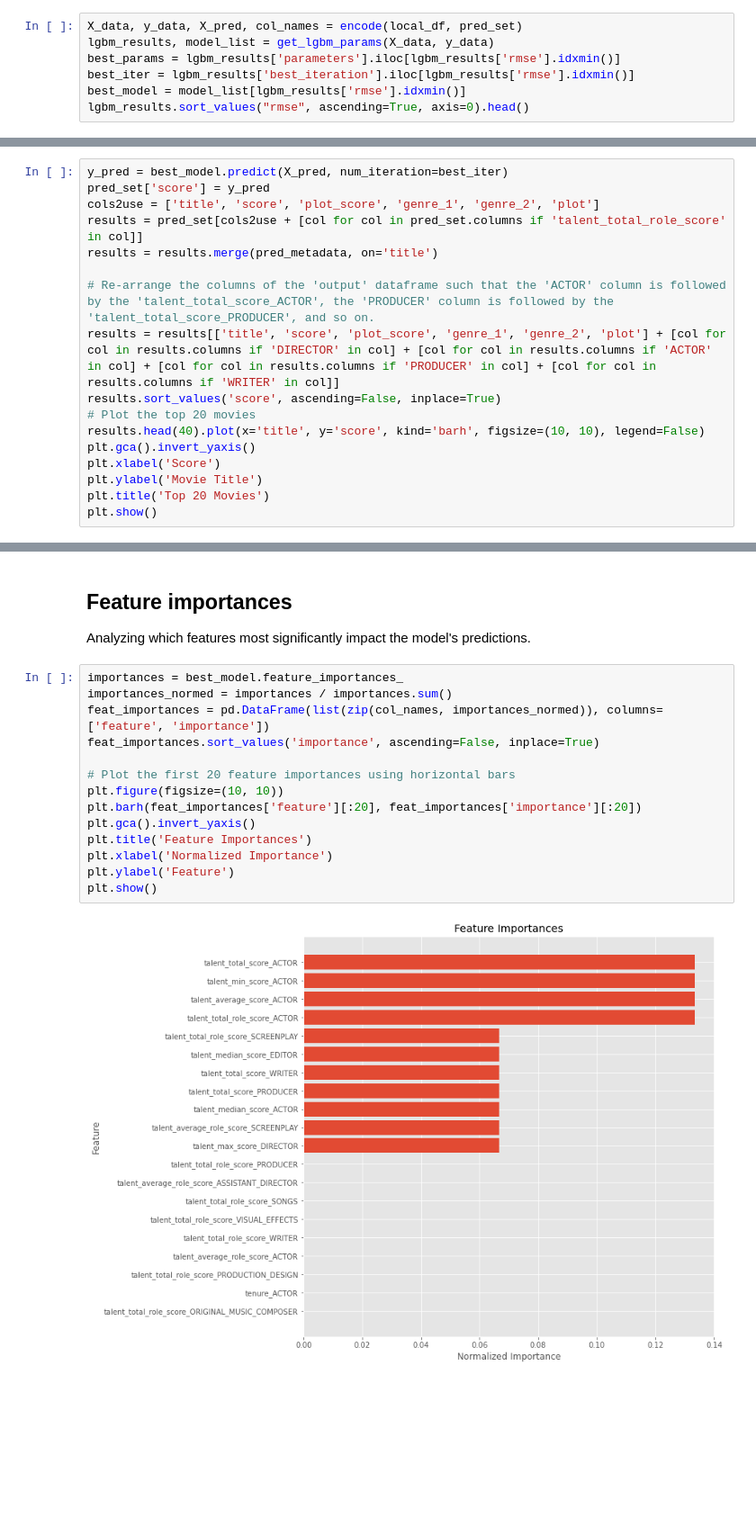
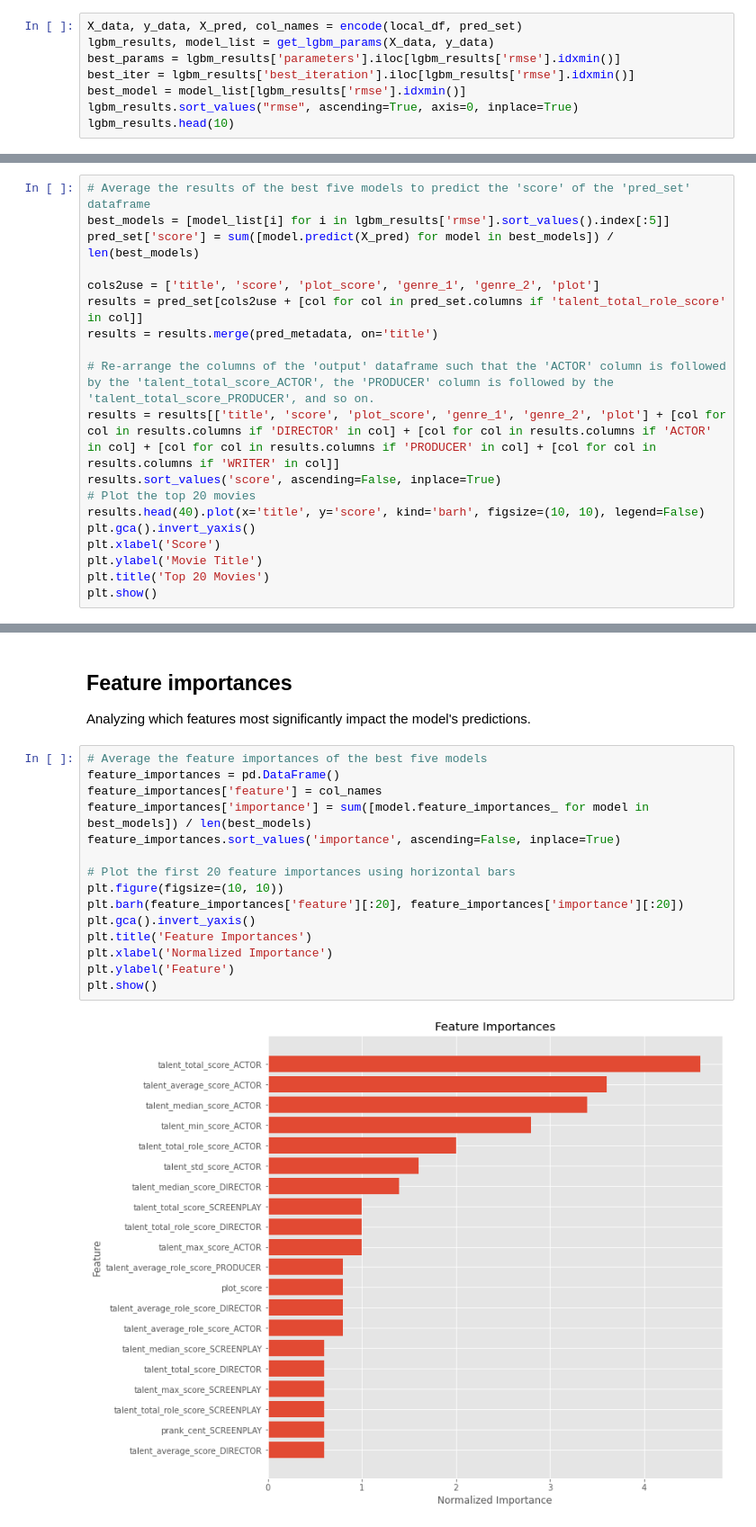
Before and after one commit to AlexCodeGlider/filmStreamingForecast, a Jupyter notebook: model.ipynb, the cells around one changed output, grey strips where cells are left out. Shown: that part at 90% size. Cells and saved outputs as stored; diff of their text form; blank space fills up the shorter version.

Commit message:
Using the top 5 models for the results

```diff
--- a/model.ipynb
+++ b/model.ipynb
@@ -270,7 +268,8 @@ lgbm_results, model_list = get_lgbm_params(X_data, y_data)
 best_params = lgbm_results['parameters'].iloc[lgbm_results['rmse'].idxmin()]
 best_iter = lgbm_results['best_iteration'].iloc[lgbm_results['rmse'].idxmin()]
 best_model = model_list[lgbm_results['rmse'].idxmin()]
-lgbm_results.sort_values("rmse", ascending=True, axis=0).head()
+lgbm_results.sort_values("rmse", ascending=True, axis=0, inplace=True)
+lgbm_results.head(10)
 # %% [output]
 Random search start...
 |  | rmse | mae | map | parameters | best_iteration |
@@ -285,8 +289,10 @@ Random search start...
 - **Prediction:** Generating predictions for movie success.
 - **Visualization:** Displaying the top predicted movies and their scores.
 # %%
-y_pred = best_model.predict(X_pred, num_iteration=best_iter)
-pred_set['score'] = y_pred
+# Average the results of the best five models to predict the 'score' of the 'pred_set' dataframe
+best_models = [model_list[i] for i in lgbm_results['rmse'].sort_values().index[:5]]
+pred_set['score'] = sum([model.predict(X_pred) for model in best_models]) / len(best_models)
+
 cols2use = ['title', 'score', 'plot_score', 'genre_1', 'genre_2', 'plot']
 results = pred_set[cols2use + [col for col in pred_set.columns if 'talent_total_role_score' in col]]
 results = results.merge(pred_metadata, on='title')
@@ -327,18 +333,19 @@ results.head(20)
 ## Feature importances
 Analyzing which features most significantly impact the model's predictions.
 # %%
-importances = best_model.feature_importances_
-importances_normed = importances / importances.sum()
-feat_importances = pd.DataFrame(list(zip(col_names, importances_normed)), columns=['feature', 'importance'])
-feat_importances.sort_values('importance', ascending=False, inplace=True)
+# Average the feature importances of the best five models
+feature_importances = pd.DataFrame()
+feature_importances['feature'] = col_names
+feature_importances['importance'] = sum([model.feature_importances_ for model in best_models]) / len(best_models)
+feature_importances.sort_values('importance', ascending=False, inplace=True)
 
 # Plot the first 20 feature importances using horizontal bars
 plt.figure(figsize=(10, 10))
-plt.barh(feat_importances['feature'][:20], feat_importances['importance'][:20])
+plt.barh(feature_importances['feature'][:20], feature_importances['importance'][:20])
 plt.gca().invert_yaxis()
 plt.title('Feature Importances')
 plt.xlabel('Normalized Importance')
 plt.ylabel('Feature')
 plt.show()
 # %% [output]
-[figure, old version]
+[figure, new version]
```
Also changed, not shown: parts of 5 cells of this notebook.
